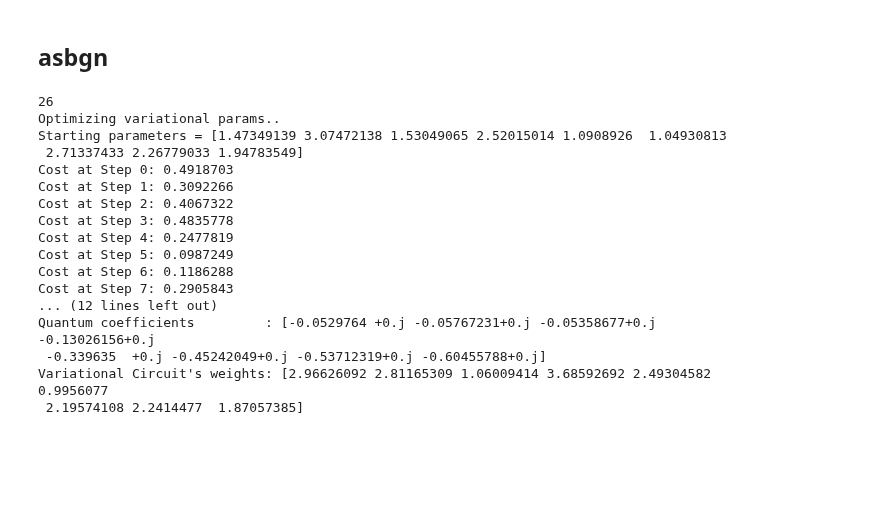
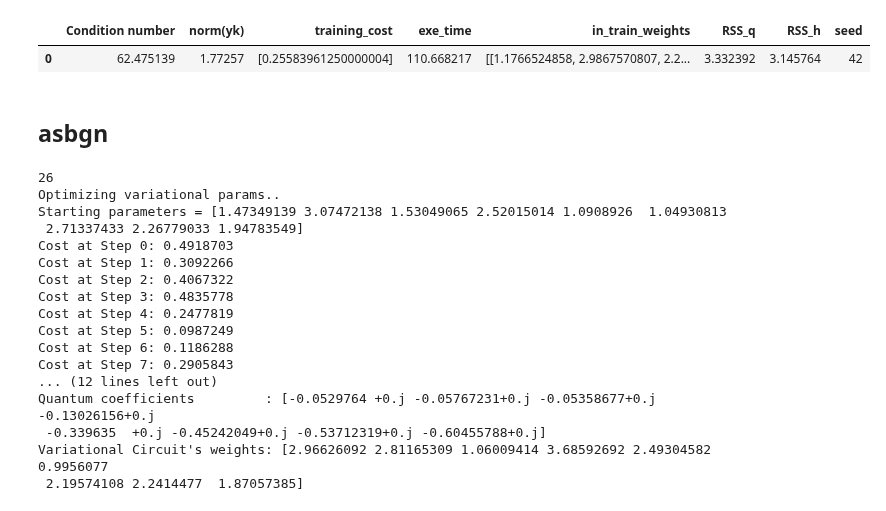
Before and after one commit to inajetovic/Variational-Quantum-Splines, a Jupyter notebook: test.ipynb, the cells around one changed output. Cells and saved outputs as stored; diff of their text form; code cells hidden in the pictures; blank space fills up the shorter version.

```diff
--- a/test.ipynb
+++ b/test.ipynb
@@ -65,3 +63,9 @@ norm(yk) 1.77256959808715
+# %%
+df = pd.read_json("results.json")
+df
+# %% [output]
+|  | Condition number | norm(yk) | training_cost | exe_time | in_train_weights | RSS_q | RSS_h | seed |
+| 0 | 62.475139 | 1.77257 | [0.25583961250000004] | 110.668217 | [[1.1766524858, 2.9867570807, 2.2... | 3.332392 | 3.145764 | 42 |
 # %% [markdown]
 ## asbgn
 # %%
```
Also changed, not shown: parts of 1 cell of this notebook, 7 other files.
